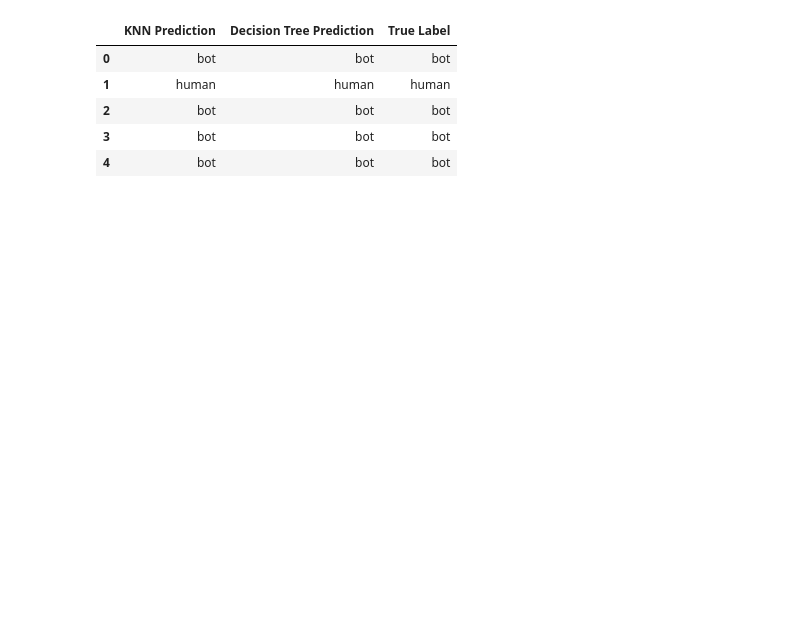
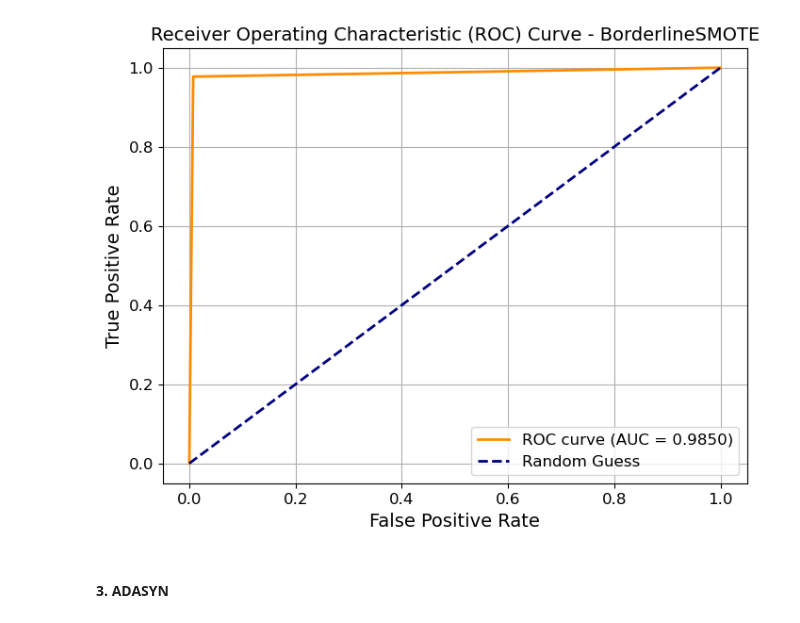
Before and after one commit to cherrydrunk/DSA4263-automated-fraud, a Jupyter notebook: notebooks/decision_tree.ipynb, the cells around one changed output. Saved outputs shown, nothing was run; the diff lists cells and outputs as text; code cells hidden in the pictures; blank space fills up the shorter version.

Commit message:
added resampling methods to decision tree

```diff
--- a/notebooks/decision_tree.ipynb
+++ b/notebooks/decision_tree.ipynb
@@ -10,0 +105,19 @@ print(os.getcwd())
+# %%
+tree_pipe_borderline = Pipeline([
+    ('borderline_smote', BorderlineSMOTE(sampling_strategy='minority', random_state=42)),
+    ('tree', DecisionTreeClassifier(random_state=42, class_weight='balanced'))
+])
+
+cv_scores_borderline = cross_val_score(tree_pipe_borderline, X_train, y_train, cv=kfold, scoring='accuracy')
+print(f"Cross-validated Accuracy (Borderline-SMOTE) = {np.mean(cv_scores_borderline):.4f} ± {np.std(cv_scores_borderline):.4f}")
+
+
+# Train final model on full training set
+tree_pipe_borderline.fit(X_train, y_train)
+
+#  Predict on test set
+y_pred_tree_borderline = tree_pipe_borderline.predict(X_test)
+
+# Evaluate
+test_accuracy_tree_borderline = accuracy_score(y_test, y_pred_tree_borderline)
+print(f"\nTest set Accuracy (Decision Tree + Borderline-SMOTE): {test_accuracy_tree_borderline:.4f}")
@@ -81,26 +152,33 @@ weighted avg       1.00      1.00      1.00        90
-# %%
-final_results_df = knn_combined_df.copy()
-
-final_results_df['Decision Tree Prediction'] = y_pred_tree
-
-# Rearrange columns
-final_results_df = final_results_df[[
-    # features
-    *[col for col in knn_combined_df.columns if col not in ['KNN Prediction', 'True Label', 'KNN Prediction Encoded']],
-    # model predictions
-    'KNN Prediction',
-    'Decision Tree Prediction',
-    'True Label'
-]]
-
-final_results_df = final_results_df[['KNN Prediction', 'Decision Tree Prediction', 'True Label']]
-
-# View
-final_results_df.head()
-# %% [output]
-|  | KNN Prediction | Decision Tree Prediction | True Label |
-| 0 | bot | bot | bot |
-| 1 | human | human | human |
-| 2 | bot | bot | bot |
-| 3 | bot | bot | bot |
-| 4 | bot | bot | bot |
+# %%
+# Get the probabilities for 'bot' (class 0 in your case)
+y_prob = tree_pipe_borderline.predict_proba(X_test)[:, 1]
+
+
+# Evaluate ROC AUC with 'bot' as the positive classa
+roc_auc = roc_auc_score(y_test, y_prob)
+
+# Plot the ROC curve
+fpr, tpr, thresholds = roc_curve(y_test, y_prob, pos_label='human')
+
+
+# Plot ROC curve
+plt.figure(figsize=(8, 6))
+plt.plot(fpr, tpr, color='darkorange', lw=2, label=f'ROC curve (AUC = {roc_auc:.4f})')
+plt.plot([0, 1], [0, 1], color='navy', lw=2, linestyle='--', label='Random Guess')
+
+# Set labels, title, and legend
+plt.xlabel('False Positive Rate', fontsize=14)
+plt.ylabel('True Positive Rate', fontsize=14)
+plt.title('Receiver Operating Characteristic (ROC) Curve - BorderlineSMOTE', fontsize=14)
+plt.legend(loc='lower right', fontsize=12)
+
+# Set tick label sizes
+plt.xticks(fontsize=12)
+plt.yticks(fontsize=12)
+
+plt.grid(True)
+plt.show()
+# %% [output]
+[figure, added]
+# %% [markdown]
+#### 3. ADASYN
```
Also changed, not shown: parts of 22 cells of this notebook, 15 other files.
